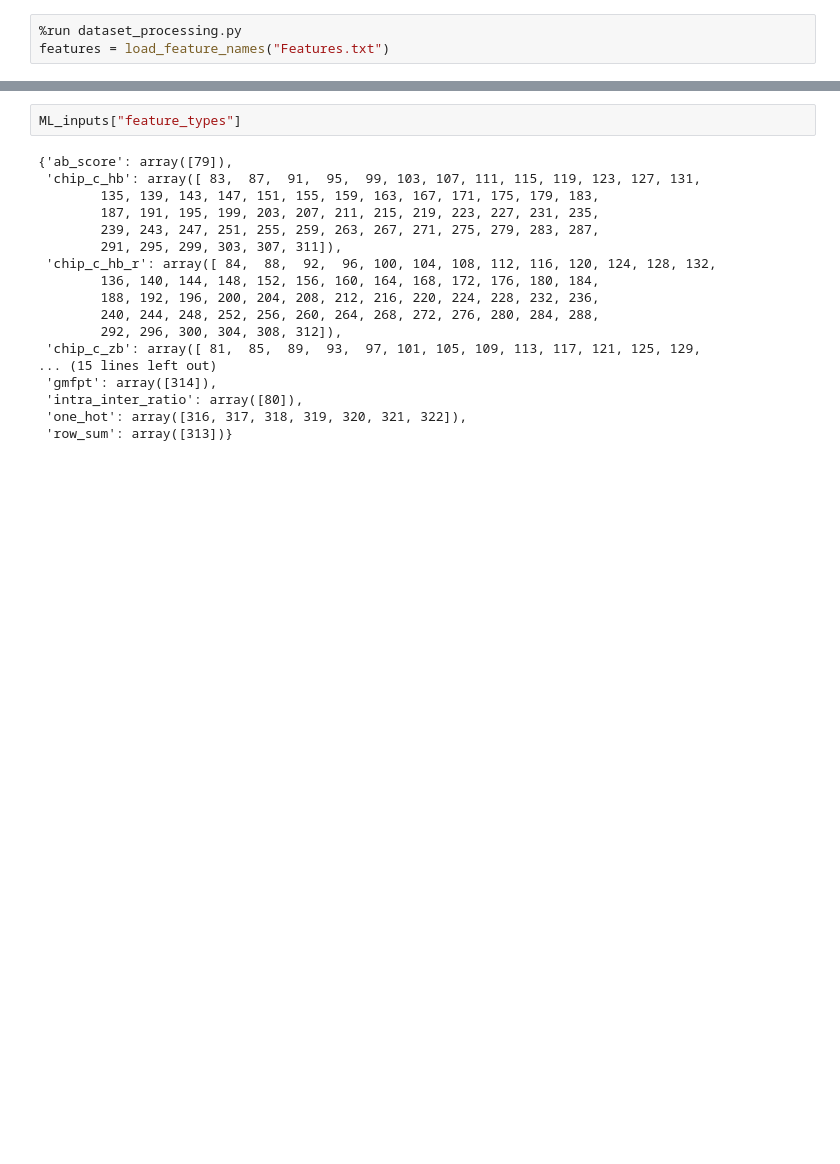
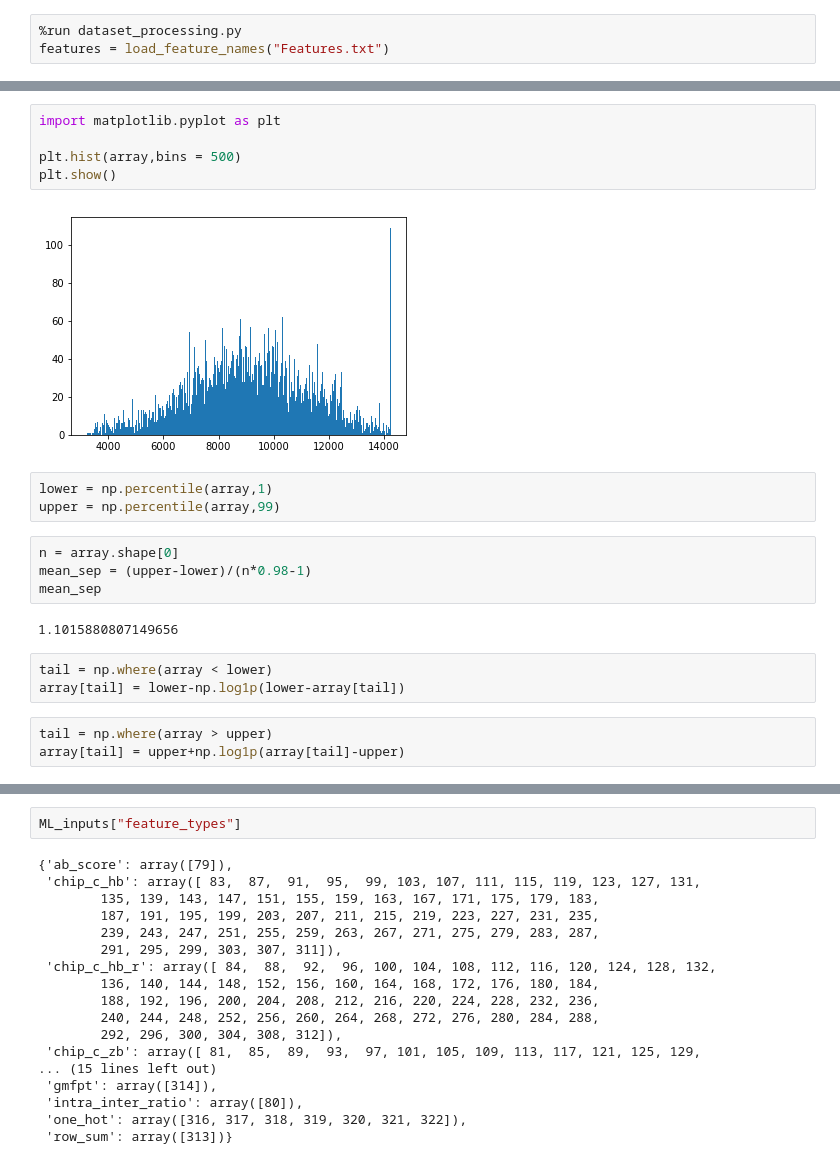
Before and after one commit to tiavlovskiegor24/CRG, a Jupyter notebook: HIV expression.ipynb, the cells around one changed output, grey strips where cells are left out. Saved outputs shown, nothing was run; the diff lists cells and outputs as text; blank space fills up the shorter version.

```diff
--- a/HIV expression.ipynb
+++ b/HIV expression.ipynb
@@ -26,0 +55,22 @@ Spliting into train and test and saving the datasets
+# %%
+import matplotlib.pyplot as plt
+
+plt.hist(array,bins = 500)
+plt.show()
+# %% [output]
+[figure, added]
+# %%
+lower = np.percentile(array,1)
+upper = np.percentile(array,99)
+# %%
+n = array.shape[0]
+mean_sep = (upper-lower)/(n*0.98-1)
+mean_sep
+# %% [output]
+1.1015880807149656
+# %%
+tail = np.where(array < lower)
+array[tail] = lower-np.log1p(lower-array[tail])
+# %%
+tail = np.where(array > upper)
+array[tail] = upper+np.log1p(array[tail]-upper)
```
Also changed, not shown: parts of 12 cells of this notebook, 1 other file.
